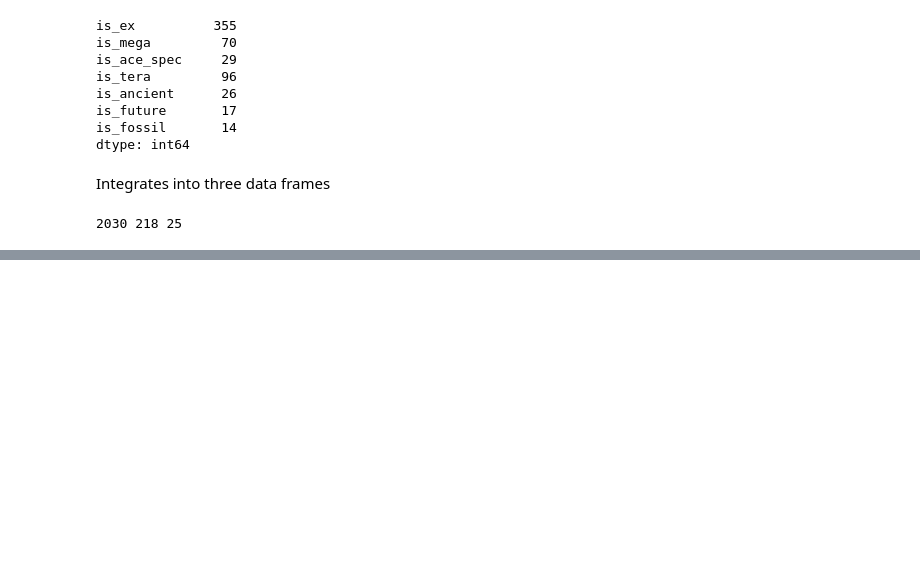
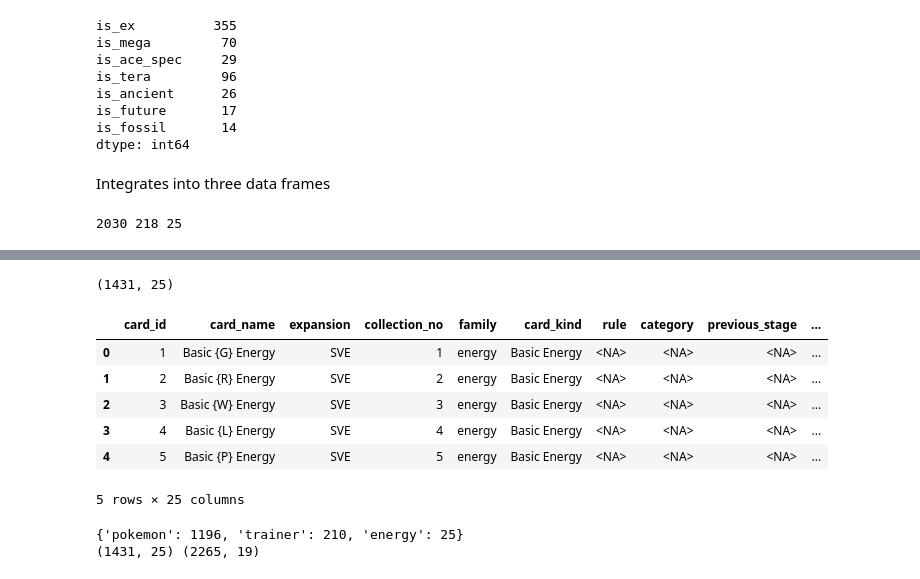
Before and after one commit to tam-pr/tcg_bot, a Jupyter notebook: notebooks/data_processing.ipynb, the cells around one changed output, grey strips where cells are left out. Saved outputs shown, nothing was run; the diff lists cells and outputs as text; code cells hidden in the pictures; blank space fills up the shorter version.

```diff
--- a/notebooks/data_processing.ipynb
+++ b/notebooks/data_processing.ipynb
@@ -282,0 +360,42 @@ print(len(pokemon), len(trainer), len(energy))   # expect 2030 218 25
+# %%
+card_cols = [
+    "card_name", "expansion", "collection_no", "family", "card_kind", "rule", "category",
+    "previous_stage", "hp", "type", "weakness", "resistance", "retreat_cost", "species",
+    "is_ex", "is_mega", "is_ace_spec", "is_tera", "tera_type", "trainer_owner",
+    "is_ancient", "is_future", "is_fossil",
+]
+
+# card-level columns must agree across a card's rows (blank on one row is fine)
+conflicts = df.groupby("card_id")[card_cols].nunique(dropna=True).gt(1).sum()
+assert conflicts.sum() == 0, conflicts[conflicts > 0]
+
+cards = df.groupby("card_id", sort=False)[card_cols].first().reset_index()
+cards["n_moves"] = cards["card_id"].map(moves.groupby("card_id").size()).fillna(0).astype(int)
+
+print(cards.shape)   # expect (1431, 25)
+cards.head()
+# %% [output]
+(1431, 25)
+|  | card_id | card_name | expansion | collection_no | family | card_kind | rule | category | previous_stage | ... |
+| 0 | 1 | Basic {G} Energy | SVE | 1 | energy | Basic Energy | <NA> | <NA> | <NA> | ... |
+| 1 | 2 | Basic {R} Energy | SVE | 2 | energy | Basic Energy | <NA> | <NA> | <NA> | ... |
+| 2 | 3 | Basic {W} Energy | SVE | 3 | energy | Basic Energy | <NA> | <NA> | <NA> | ... |
+| 3 | 4 | Basic {L} Energy | SVE | 4 | energy | Basic Energy | <NA> | <NA> | <NA> | ... |
+| 4 | 5 | Basic {P} Energy | SVE | 5 | energy | Basic Energy | <NA> | <NA> | <NA> | ... |
+5 rows × 25 columns
+# %%
+assert cards["card_id"].is_unique
+assert moves["move_id"].is_unique
+assert len(cards) == df["card_id"].nunique()
+assert moves["card_id"].isin(cards["card_id"]).all()
+assert (cards.loc[cards["family"] == "pokemon", "n_moves"] >= 1).all()
+assert (cards.loc[cards["family"] == "trainer", "n_moves"] >= 1).all()
+for t in (cards, moves):
+    for c in t.select_dtypes("string").columns:
+        assert not (t[c] == "n/a").any(), c
+
+print(cards["family"].value_counts().to_dict())   # {'pokemon': 1196, 'trainer': 210, 'energy': 25}
+print(cards.shape, moves.shape)                   # (1431, 25) (2265, 19)
+# %% [output]
+{'pokemon': 1196, 'trainer': 210, 'energy': 25}
+(1431, 25) (2265, 19)
```
Also changed, not shown: parts of 7 cells of this notebook, 4 other files.
